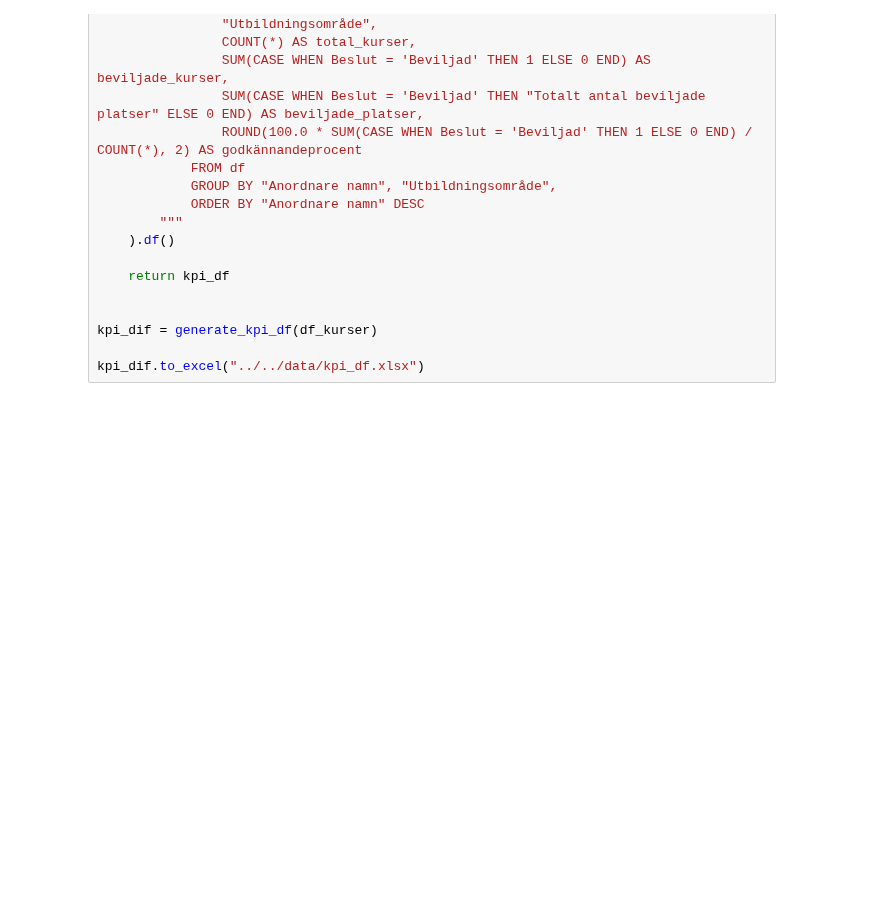
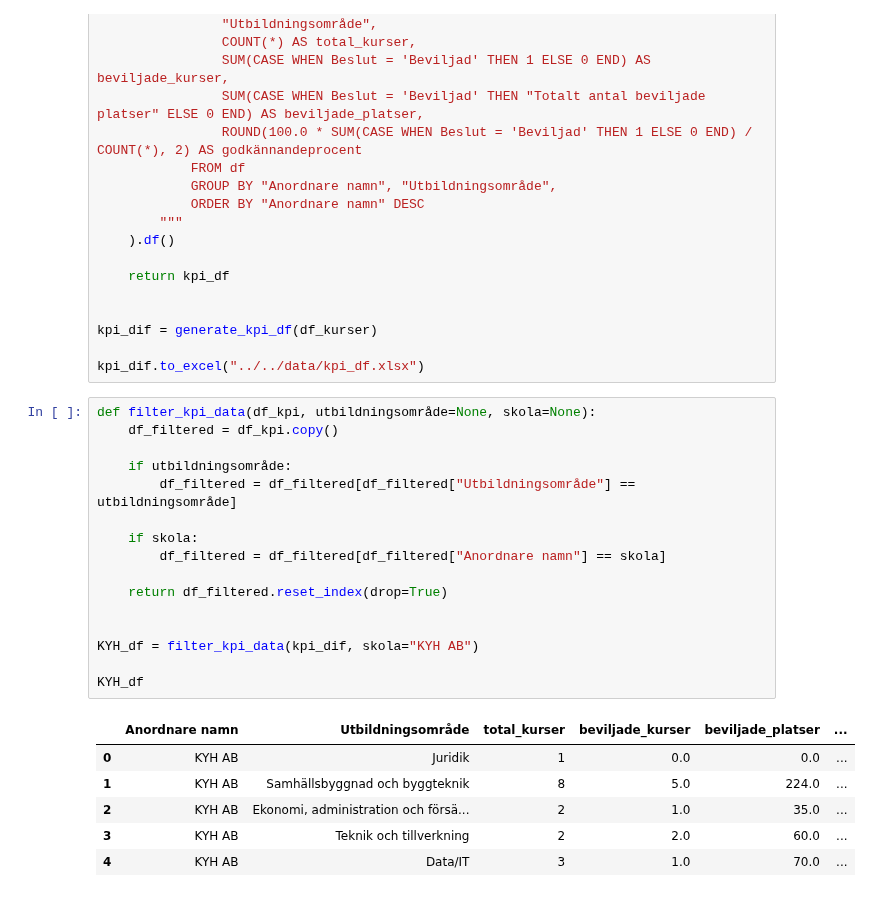
Before and after one commit to 964Code/The-Skool---Group-7, a Jupyter notebook: EDA/EDA_filip/EDA_ans_kurser.ipynb, the cells around one changed output. Saved outputs shown, nothing was run; the diff lists cells and outputs as text; blank space fills up the shorter version.

```diff
--- a/EDA/EDA_filip/EDA_ans_kurser.ipynb
+++ b/EDA/EDA_filip/EDA_ans_kurser.ipynb
@@ -225,3 +225,26 @@ def generate_kpi_df(df):
 kpi_dif = generate_kpi_df(df_kurser)
 
 kpi_dif.to_excel("../../data/kpi_df.xlsx")
+# %%
+def filter_kpi_data(df_kpi, utbildningsområde=None, skola=None):
+    df_filtered = df_kpi.copy()
+
+    if utbildningsområde:
+        df_filtered = df_filtered[df_filtered["Utbildningsområde"] == utbildningsområde]
+
+    if skola:
+        df_filtered = df_filtered[df_filtered["Anordnare namn"] == skola]
+
+    return df_filtered.reset_index(drop=True)
+
+
+KYH_df = filter_kpi_data(kpi_dif, skola="KYH AB")
+
+KYH_df
+# %% [output]
+|  | Anordnare namn | Utbildningsområde | total_kurser | beviljade_kurser | beviljade_platser | ... |
+| 0 | KYH AB | Juridik | 1 | 0.0 | 0.0 | ... |
+| 1 | KYH AB | Samhällsbyggnad och byggteknik | 8 | 5.0 | 224.0 | ... |
+| 2 | KYH AB | Ekonomi, administration och försä... | 2 | 1.0 | 35.0 | ... |
+| 3 | KYH AB | Teknik och tillverkning | 2 | 2.0 | 60.0 | ... |
+| 4 | KYH AB | Data/IT | 3 | 1.0 | 70.0 | ... |
```
Also changed, not shown: parts of 1 cell of this notebook.
